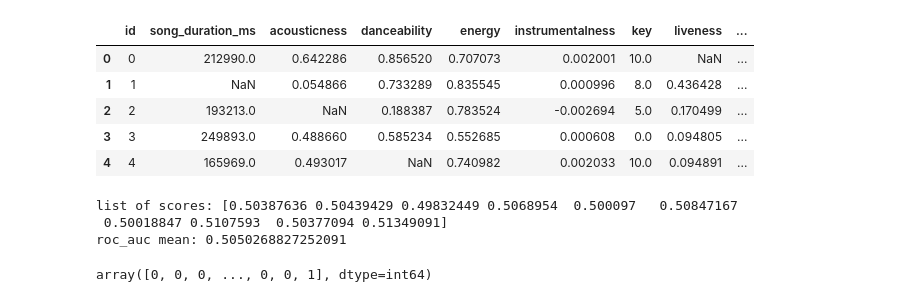
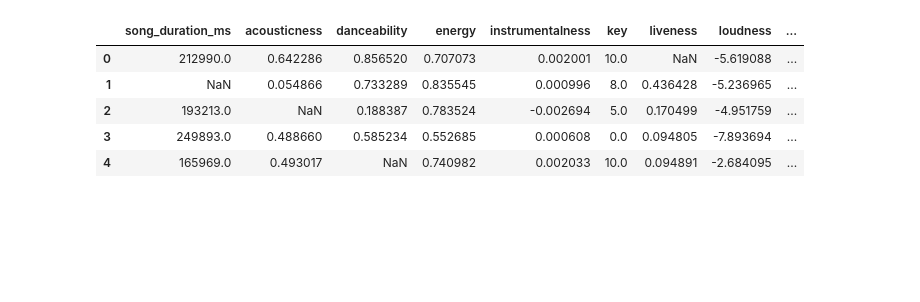
Before and after one commit to bengchew-lab/song-prediction, a Jupyter notebook: notebooks/beng/modelling_exp_beng.ipynb, the cells around one changed output. Cells and saved outputs as stored; diff of their text form; code cells hidden in the pictures; blank space fills up the shorter version.

```diff
--- a/notebooks/beng/modelling_exp_beng.ipynb
+++ b/notebooks/beng/modelling_exp_beng.ipynb
@@ -18,17 +42,17 @@ import seaborn as sns
 # %%
 # load dataset
 os.chdir("C:/Users/benlc/OneDrive/Desktop/python_learn/song-prediction")
-train = pd.read_csv(os.getcwd() + "/data/train.csv")
-test = pd.read_csv(os.getcwd() + "/data/test.csv")
+train = pd.read_csv(os.getcwd() + "/data/train.csv").drop('id', axis =1)
+test = pd.read_csv(os.getcwd() + "/data/test.csv").drop('id', axis =1)
 test = test.iloc[:,1:]
 train.head()
 # %% [output]
-|  | id | song_duration_ms | acousticness | danceability | energy | instrumentalness | key | liveness | ... |
-| 0 | 0 | 212990.0 | 0.642286 | 0.856520 | 0.707073 | 0.002001 | 10.0 | NaN | ... |
-| 1 | 1 | NaN | 0.054866 | 0.733289 | 0.835545 | 0.000996 | 8.0 | 0.436428 | ... |
-| 2 | 2 | 193213.0 | NaN | 0.188387 | 0.783524 | -0.002694 | 5.0 | 0.170499 | ... |
-| 3 | 3 | 249893.0 | 0.488660 | 0.585234 | 0.552685 | 0.000608 | 0.0 | 0.094805 | ... |
-| 4 | 4 | 165969.0 | 0.493017 | NaN | 0.740982 | 0.002033 | 10.0 | 0.094891 | ... |
+|  | song_duration_ms | acousticness | danceability | energy | instrumentalness | key | liveness | loudness | ... |
+| 0 | 212990.0 | 0.642286 | 0.856520 | 0.707073 | 0.002001 | 10.0 | NaN | -5.619088 | ... |
+| 1 | NaN | 0.054866 | 0.733289 | 0.835545 | 0.000996 | 8.0 | 0.436428 | -5.236965 | ... |
+| 2 | 193213.0 | NaN | 0.188387 | 0.783524 | -0.002694 | 5.0 | 0.170499 | -4.951759 | ... |
+| 3 | 249893.0 | 0.488660 | 0.585234 | 0.552685 | 0.000608 | 0.0 | 0.094805 | -7.893694 | ... |
+| 4 | 165969.0 | 0.493017 | NaN | 0.740982 | 0.002033 | 10.0 | 0.094891 | -2.684095 | ... |
 # %%
 # convert column to categorical
 cat_vars = ['key','audio_mode','time_signature','song_popularity']
@@ -40,30 +62,0 @@ cont_vars.remove('id')
-# %%
-# baseline
-# create end to end modeling pipeline
-pipe = Pipeline([
-
-    ("median_imputer", imputation.MeanMedianImputer(imputation_method="median",
-                                                    variables=cont_vars)),
-    ("add_missing_ind_row", imputation.CategoricalImputer(imputation_method="frequent",
-                                                    variables=['key'])),
-    ('model', KNeighborsClassifier(n_neighbors=2))
-])
-
-# split independent and dependent variables
-y = train['song_popularity']
-X = train[cont_vars + ['key','audio_mode','time_signature']]
-
-# cv = RepeatedStratifiedKFold(n_splits=10, n_repeats=3, random_state=1)
-cv = StratifiedKFold(n_splits=10, random_state=1)
-scores = cross_val_score(pipe, X, y, scoring='roc_auc', cv=cv, n_jobs=-1, error_score='raise')
-print(f"list of scores: {scores}")
-print(f"roc_auc mean: {scores.mean()}")
-
-final_pipeline = pipe.fit(X, y)
-test_pred = final_pipeline.predict(test)
-test_pred
-# %% [output]
-list of scores: [0.50387636 0.50439429 0.49832449 0.5068954  0.500097   0.50847167
- 0.50018847 0.5107593  0.50377094 0.51349091]
-roc_auc mean: 0.5050268827252091
-array([0, 0, 0, ..., 0, 0, 1], dtype=int64)
```
Also changed, not shown: parts of 22 cells of this notebook, 3 other files.
